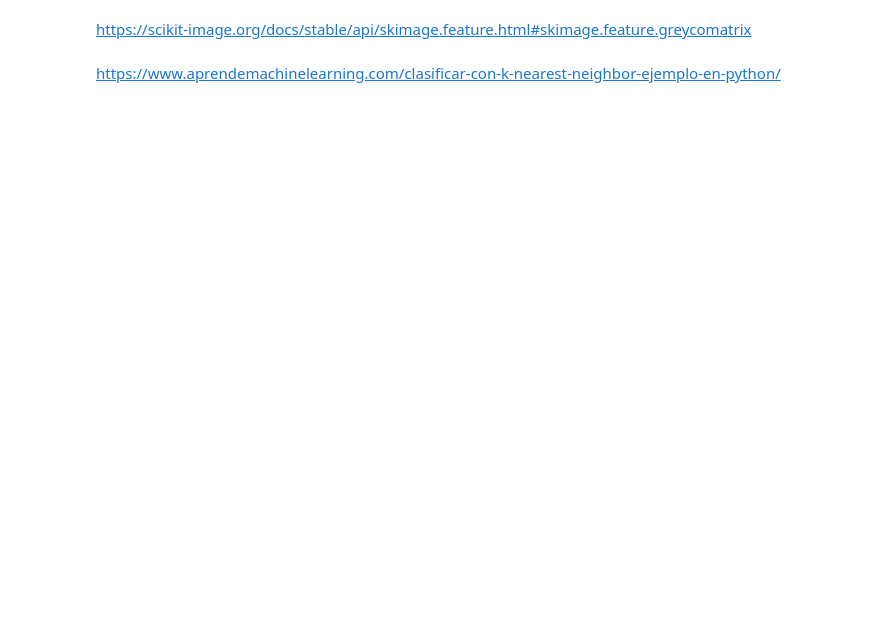
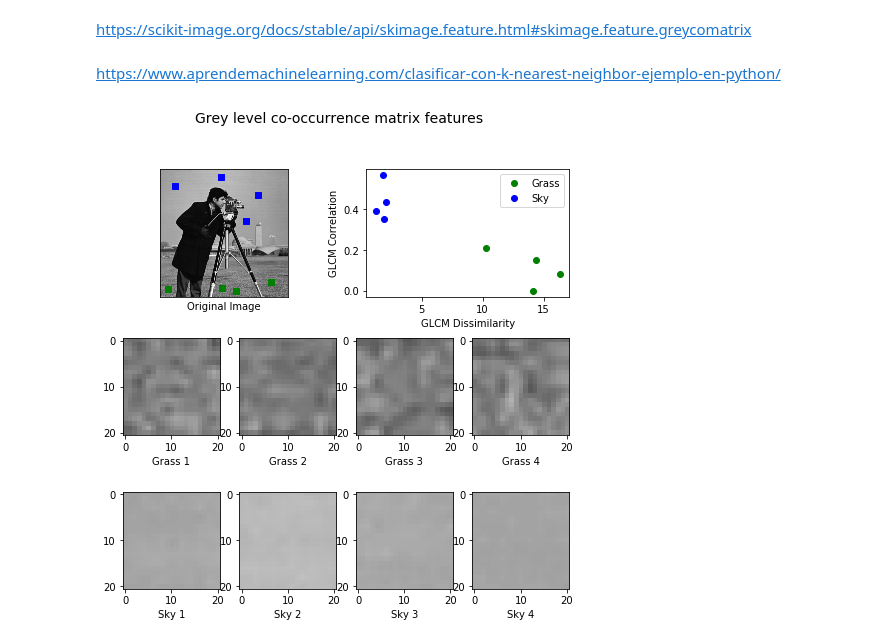
Before and after one commit to IanRamRev/Reconocimiento-de-Patrones, a Jupyter notebook: Practica3/Caracterización y clasificación de texturas.ipynb, the cells around one changed output. Saved outputs shown, nothing was run; the diff lists cells and outputs as text; code cells hidden in the pictures; blank space fills up the shorter version.

```diff
--- a/Practica3/Caracterización y clasificación de texturas.ipynb
+++ b/Practica3/Caracterización y clasificación de texturas.ipynb
@@ -59,14 +169,15 @@ Homogeneidad:  [[0.20484559 0.16507474 0.0897239 ]
 ### Clasificador KNN
 Vamos a realizar el entrenamiento con las ventanas
 * X son los datos de entrenamiento y Y son los datos de prueba
+# %%
+X = np.array([array4V[0].ravel(), array4V[1].ravel()])
+Y = np.array([array4V[2].ravel(), array4V[3].ravel()])
+print(len(X[0]))
 # %%
-X = [array4V[0].ravel(), array4V[1].ravel()]
-Y = [array4V[2].ravel(), array4V[3].ravel()]
-
 X_train, X_test, y_train, y_test = train_test_split(X, Y, random_state=0)
 scaler = MinMaxScaler()
 X_train = scaler.fit_transform(X_train)
 X_test = scaler.transform(X_test)
 # %%
 neigh = KNeighborsClassifier(n_neighbors=3)
-neigh.fit(X_train, y_train)
+neigh.fit(X,Y)
@@ -77,3 +189,8 @@ KNeighborsClassifier(algorithm='auto', leaf_size=30, metric='minkowski',
+# %%
+clf = SVC()
+y = np.array([1,2])
+
+clf.fit(X,y)
 # %% [markdown]
 ### PRUEBAS
 # %%
@@ -115,0 +257,49 @@ https://www.aprendemachinelearning.com/clasificar-con-k-nearest-neighbor-ejemplo
+# %%
+#Mostramos imagen y de donde se obtuvieron los parches
+fig = plt.figure(figsize=(8, 8))
+
+# display original image with locations of patches
+ax = fig.add_subplot(3, 2, 1)
+ax.imshow(image, cmap=plt.cm.gray,
+          vmin=0, vmax=255)
+for (y, x) in grass_locations:
+    ax.plot(x + PATCH_SIZE / 2, y + PATCH_SIZE / 2, 'gs')
+for (y, x) in sky_locations:
+    ax.plot(x + PATCH_SIZE / 2, y + PATCH_SIZE / 2, 'bs')
+ax.set_xlabel('Original Image')
+ax.set_xticks([])
+ax.set_yticks([])
+ax.axis('image')
+
+
+
+# para cada parche, grafica (dissimilarity, correlation)
+ax = fig.add_subplot(3, 2, 2)
+ax.plot(xs[:len(grass_patches)], ys[:len(grass_patches)], 'go',
+        label='Grass')
+ax.plot(xs[len(grass_patches):], ys[len(grass_patches):], 'bo',
+        label='Sky')
+ax.set_xlabel('GLCM Dissimilarity')
+ax.set_ylabel('GLCM Correlation')
+ax.legend()
+
+
+# display the image patches
+for i, patch in enumerate(grass_patches):
+    ax = fig.add_subplot(3, len(grass_patches), len(grass_patches)*1 + i + 1)
+    ax.imshow(patch, cmap=plt.cm.gray,
+              vmin=0, vmax=255)
+    ax.set_xlabel('Grass %d' % (i + 1))
+
+for i, patch in enumerate(sky_patches):
+    ax = fig.add_subplot(3, len(sky_patches), len(sky_patches)*2 + i + 1)
+    ax.imshow(patch, cmap=plt.cm.gray,
+              vmin=0, vmax=255)
+    ax.set_xlabel('Sky %d' % (i + 1))
+
+
+# display the patches and plot
+fig.suptitle('Grey level co-occurrence matrix features', fontsize=14)
+plt.show()
+# %% [output]
+[figure, added]
```
Also changed, not shown: parts of 20 cells of this notebook.
